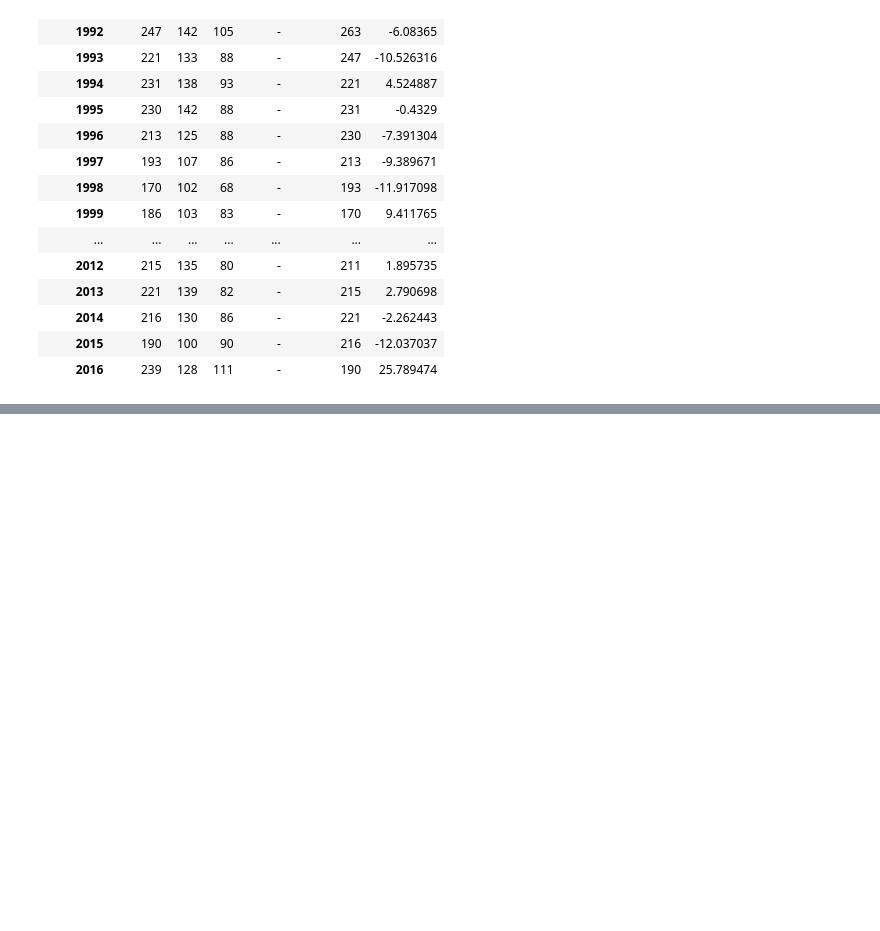
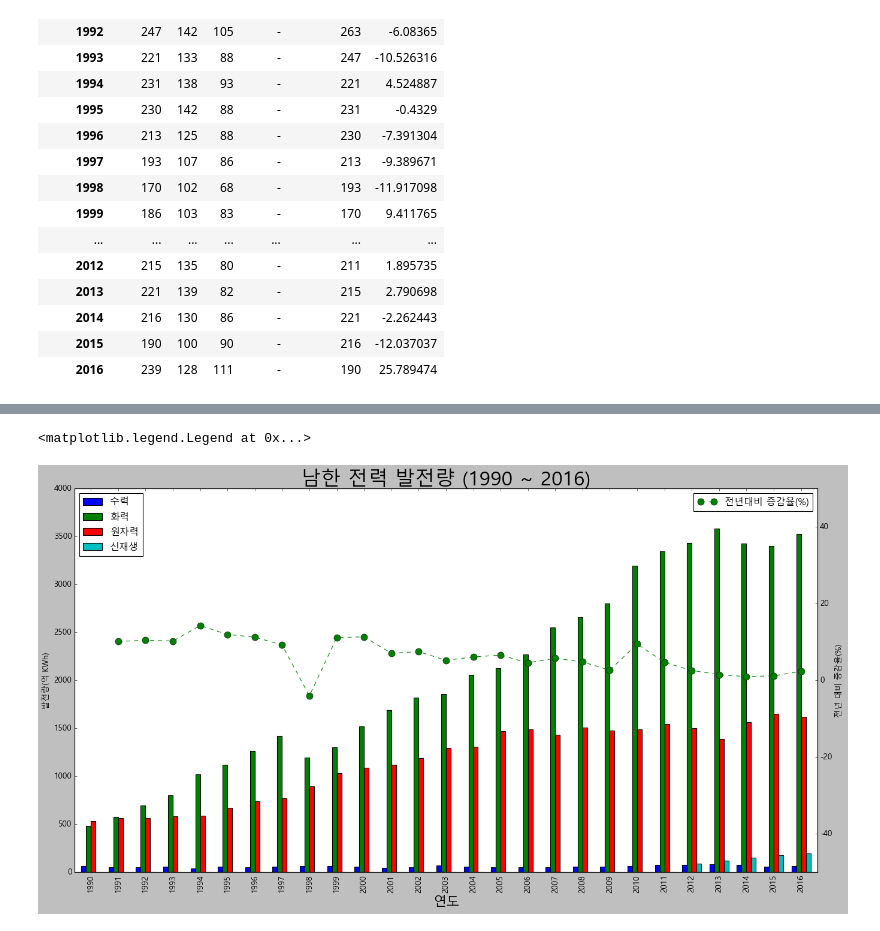
Before and after one commit to kmsclass/ems, a Jupyter notebook: 20240708.ipynb, the cells around one changed output, grey strips where cells are left out. Drawn from its saved outputs; the diff is of its cells as text; code cells hidden in the pictures; blank space fills up the shorter version.

```diff
--- a/20240708.ipynb
+++ b/20240708.ipynb
@@ -368,0 +559,3 @@ ndf
+# %%
+sdf["신재생"] = sdf["신재생"].replace("-",'0')
+sdf.info()
@@ -368,0 +577,3 @@ ndf
+# %%
+sdf.신재생 = sdf.신재생.astype(int)
+sdf.info()
@@ -368,0 +595,17 @@ ndf
+# %%
+ax1 = sdf[['수력','화력','원자력','신재생']].plot(kind='bar', \
+             figsize=(20, 10),  width=0.7, stacked=False)
+ax2 = ax1.twinx()
+ax2.plot(sdf.index, sdf.증감율, ls='--', marker='o', markersize=10,
+        color='green', label='전년대비 증감율(%)')
+ax1.set_ylim(0, 4000)
+ax2.set_ylim(-50, 50)
+ax1.set_xlabel('연도', size=20)
+ax1.set_ylabel('발전량(억 KWh)')
+ax2.set_ylabel('전년 대비 증감율(%)')
+plt.title('남한 전력 발전량 (1990 ~ 2016)', size=30)
+ax1.legend(loc='upper left')
+ax2.legend(loc='upper right')
+# %% [output]
+<matplotlib.legend.Legend at 0x...>
+[figure, added]
```
Also changed, not shown: parts of 52 cells of this notebook.
